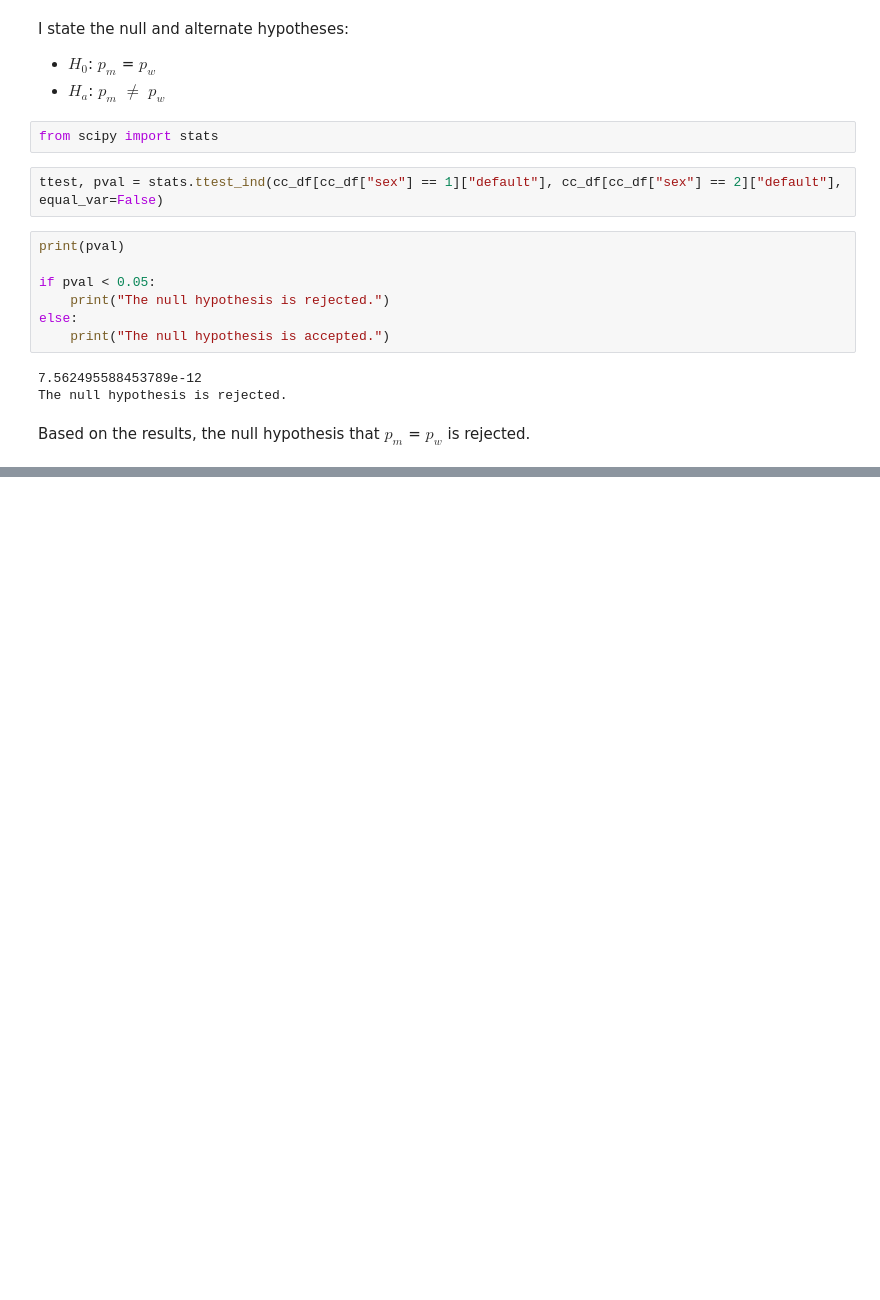
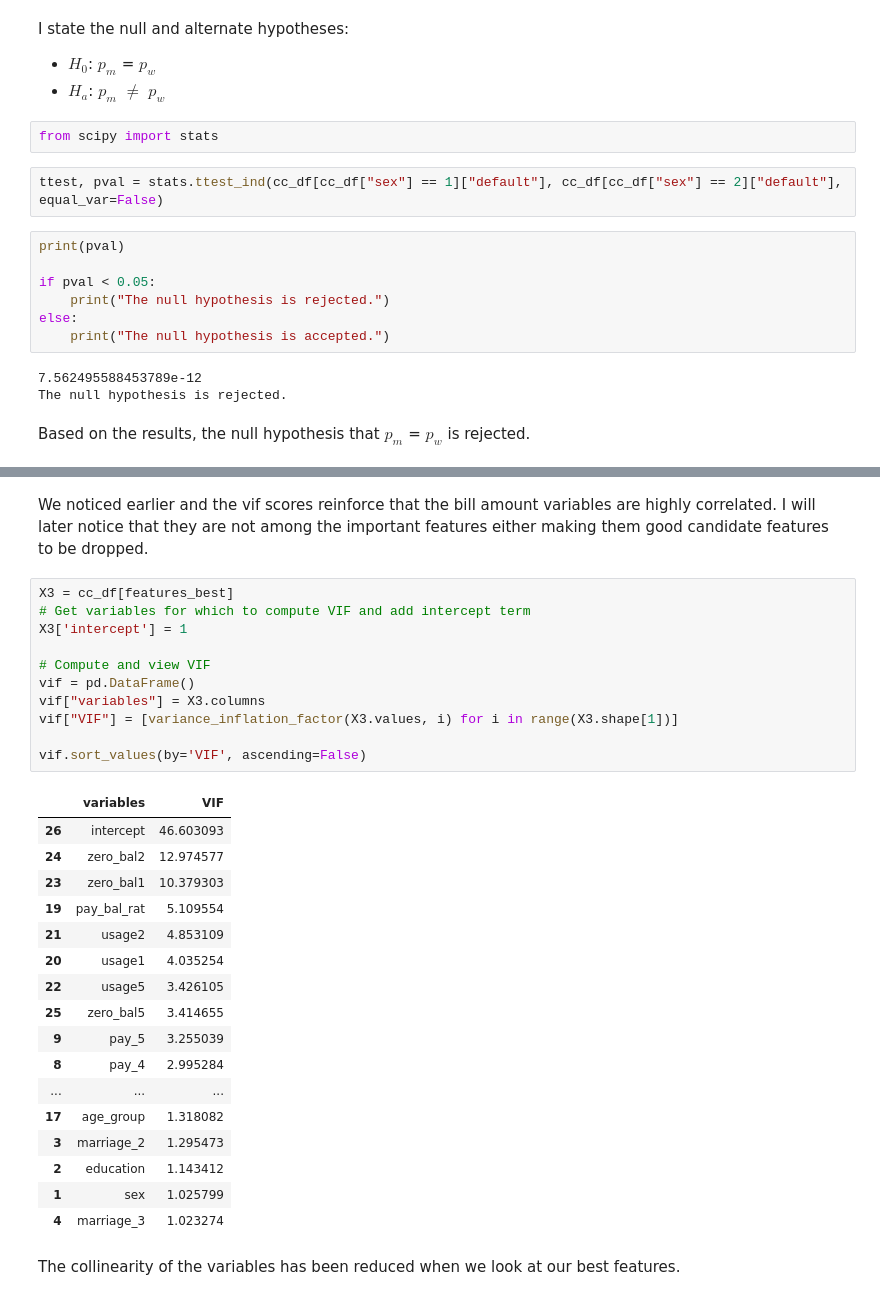
Before and after one commit to vishalsingh17/CreditCardDefaulterPrediction, a Jupyter notebook: notebook/EDA.ipynb, the cells around one changed output, grey strips where cells are left out. Saved outputs shown, nothing was run; the diff lists cells and outputs as text; blank space fills up the shorter version.

```diff
--- a/notebook/EDA.ipynb
+++ b/notebook/EDA.ipynb
@@ -577,0 +910,33 @@ Based on the results, the null hypothesis that $p_m$ = $p_w$ is rejected.
+# %% [markdown]
+We noticed earlier and the vif scores reinforce that the bill amount variables are highly correlated. I will later notice that they are not among the important features either making them good candidate features to be dropped.
+# %%
+X3 = cc_df[features_best]
+# Get variables for which to compute VIF and add intercept term
+X3['intercept'] = 1
+
+# Compute and view VIF
+vif = pd.DataFrame()
+vif["variables"] = X3.columns
+vif["VIF"] = [variance_inflation_factor(X3.values, i) for i in range(X3.shape[1])]
+
+vif.sort_values(by='VIF', ascending=False)
+# %% [output]
+|  | variables | VIF |
+| 26 | intercept | 46.603093 |
+| 24 | zero_bal2 | 12.974577 |
+| 23 | zero_bal1 | 10.379303 |
+| 19 | pay_bal_rat | 5.109554 |
+| 21 | usage2 | 4.853109 |
+| 20 | usage1 | 4.035254 |
+| 22 | usage5 | 3.426105 |
+| 25 | zero_bal5 | 3.414655 |
+| 9 | pay_5 | 3.255039 |
+| 8 | pay_4 | 2.995284 |
+| ... | ... | ... |
+| 17 | age_group | 1.318082 |
+| 3 | marriage_2 | 1.295473 |
+| 2 | education | 1.143412 |
+| 1 | sex | 1.025799 |
+| 4 | marriage_3 | 1.023274 |
+# %% [markdown]
+The collinearity of the variables has been reduced when we look at our best features.
```
Also changed, not shown: parts of 34 cells of this notebook, 1 other file.
